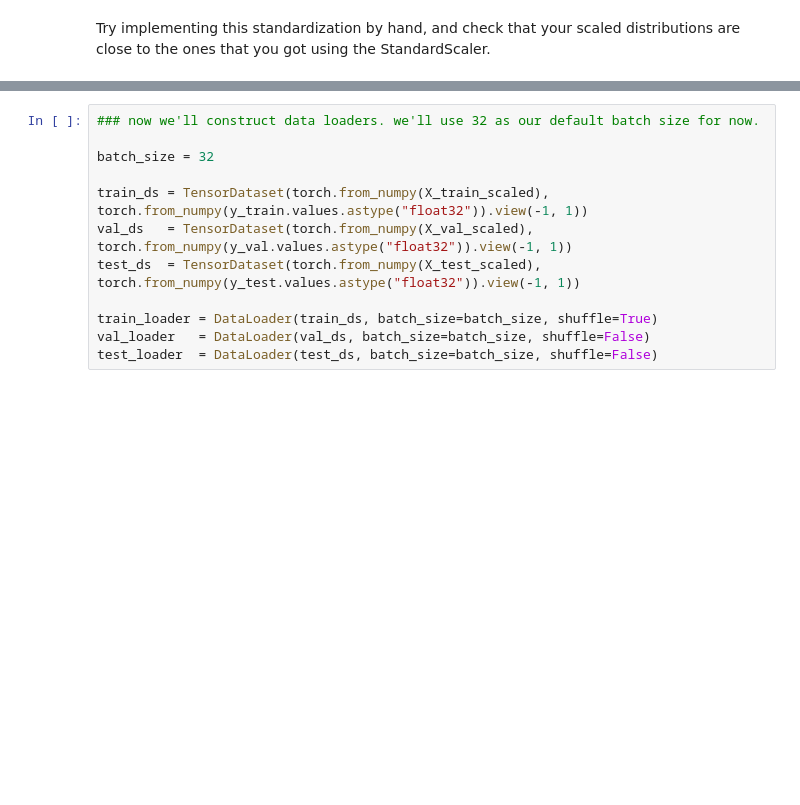
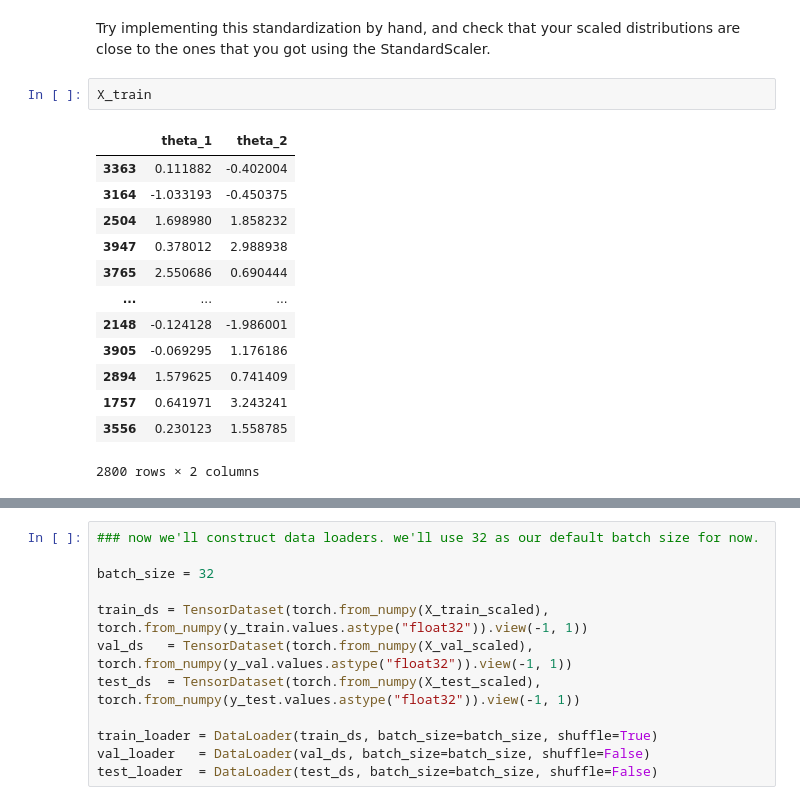
Before and after one commit to physics-png/Phys805, a Jupyter notebook: in_class_work/1_intro_training_a_nn.ipynb, the cells around one changed output, grey strips where cells are left out. Drawn from its saved outputs; the diff is of its cells as text; blank space fills up the shorter version.

```diff
--- a/in_class_work/1_intro_training_a_nn.ipynb
+++ b/in_class_work/1_intro_training_a_nn.ipynb
@@ -179,3 +212,19 @@ print("Train std (after scaling) -- each dimension should be close to 1:", X_tra
 ### <span style="border:3px; border-style:solid; padding: 0.15em; border-color: #1f77b4; color: #1f77b4;">Problem: Standardizing with z-scores </span>
 # %% [markdown]
 Try implementing this standardization by hand, and check that your scaled distributions are close to the ones that you got using the StandardScaler.
+# %%
+X_train
+# %% [output]
+|  | theta_1 | theta_2 |
+| 3363 | 0.111882 | -0.402004 |
+| 3164 | -1.033193 | -0.450375 |
+| 2504 | 1.698980 | 1.858232 |
+| 3947 | 0.378012 | 2.988938 |
+| 3765 | 2.550686 | 0.690444 |
+| ... | ... | ... |
+| 2148 | -0.124128 | -1.986001 |
+| 3905 | -0.069295 | 1.176186 |
+| 2894 | 1.579625 | 0.741409 |
+| 1757 | 0.641971 | 3.243241 |
+| 3556 | 0.230123 | 1.558785 |
+2800 rows × 2 columns
```
Also changed, not shown: parts of 25 cells of this notebook.
